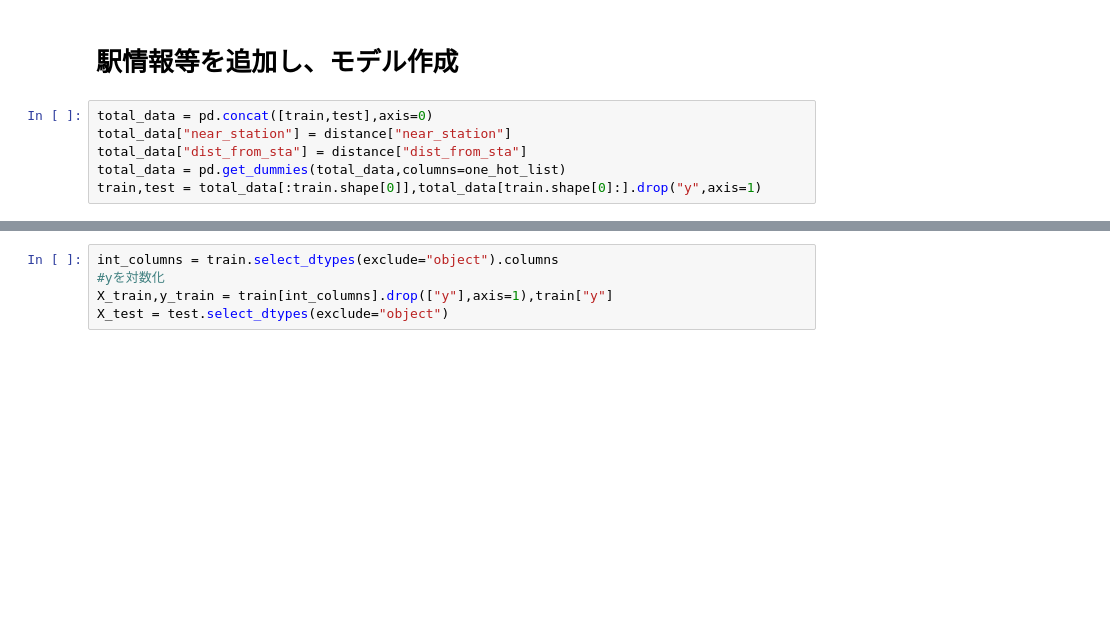
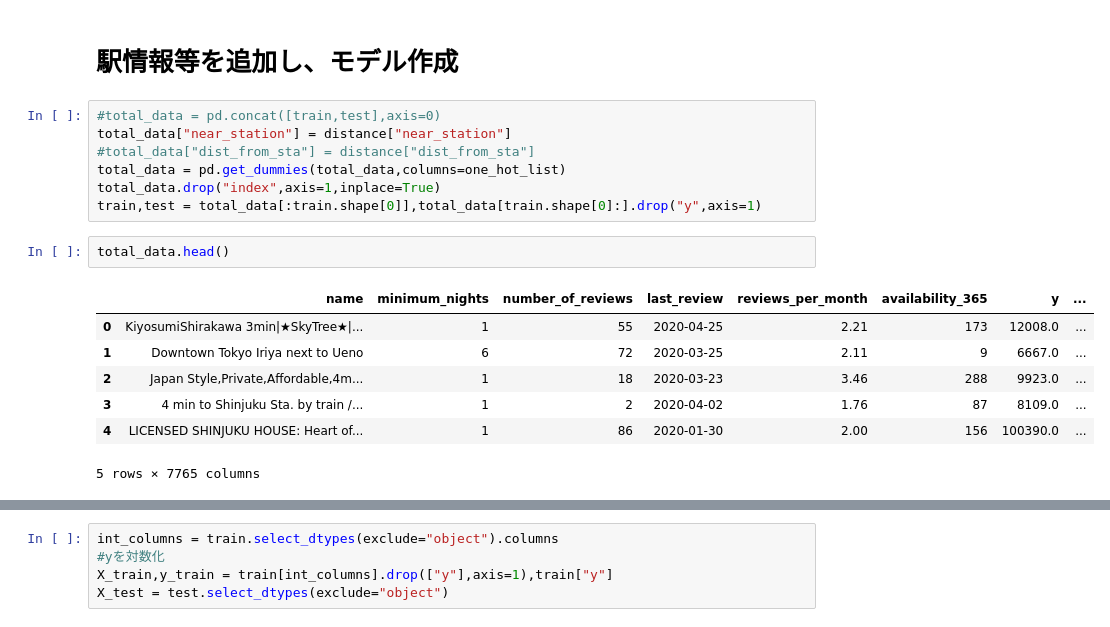
Before and after one commit to Kaito-Kajiyama/probspace-airbnb, a Jupyter notebook: baseline.ipynb, the cells around one changed output, grey strips where cells are left out. Saved outputs shown, nothing was run; the diff lists cells and outputs as text; blank space fills up the shorter version.

```diff
--- a/baseline.ipynb
+++ b/baseline.ipynb
@@ -112,11 +150,22 @@ availability_365: 0.6994134827114502
 # %% [markdown]
 # 駅情報等を追加し、モデル作成
 # %%
-total_data = pd.concat([train,test],axis=0)
+#total_data = pd.concat([train,test],axis=0)
 total_data["near_station"] = distance["near_station"]
-total_data["dist_from_sta"] = distance["dist_from_sta"]
+#total_data["dist_from_sta"] = distance["dist_from_sta"]
 total_data = pd.get_dummies(total_data,columns=one_hot_list)
+total_data.drop("index",axis=1,inplace=True)
 train,test = total_data[:train.shape[0]],total_data[train.shape[0]:].drop("y",axis=1)
+# %%
+total_data.head()
+# %% [output]
+|  | name | minimum_nights | number_of_reviews | last_review | reviews_per_month | availability_365 | y | ... |
+| 0 | KiyosumiShirakawa 3min|★SkyTree★|... | 1 | 55 | 2020-04-25 | 2.21 | 173 | 12008.0 | ... |
+| 1 | Downtown Tokyo Iriya next to Ueno | 6 | 72 | 2020-03-25 | 2.11 | 9 | 6667.0 | ... |
+| 2 | Japan Style,Private,Affordable,4m... | 1 | 18 | 2020-03-23 | 3.46 | 288 | 9923.0 | ... |
+| 3 | 4 min to Shinjuku Sta. by train /... | 1 | 2 | 2020-04-02 | 1.76 | 87 | 8109.0 | ... |
+| 4 | LICENSED SHINJUKU HOUSE: Heart of... | 1 | 86 | 2020-01-30 | 2.00 | 156 | 100390.0 | ... |
+5 rows × 7765 columns
 # %%
 train.columns
 # %% [output]
```
Also changed, not shown: parts of 18 cells of this notebook.
